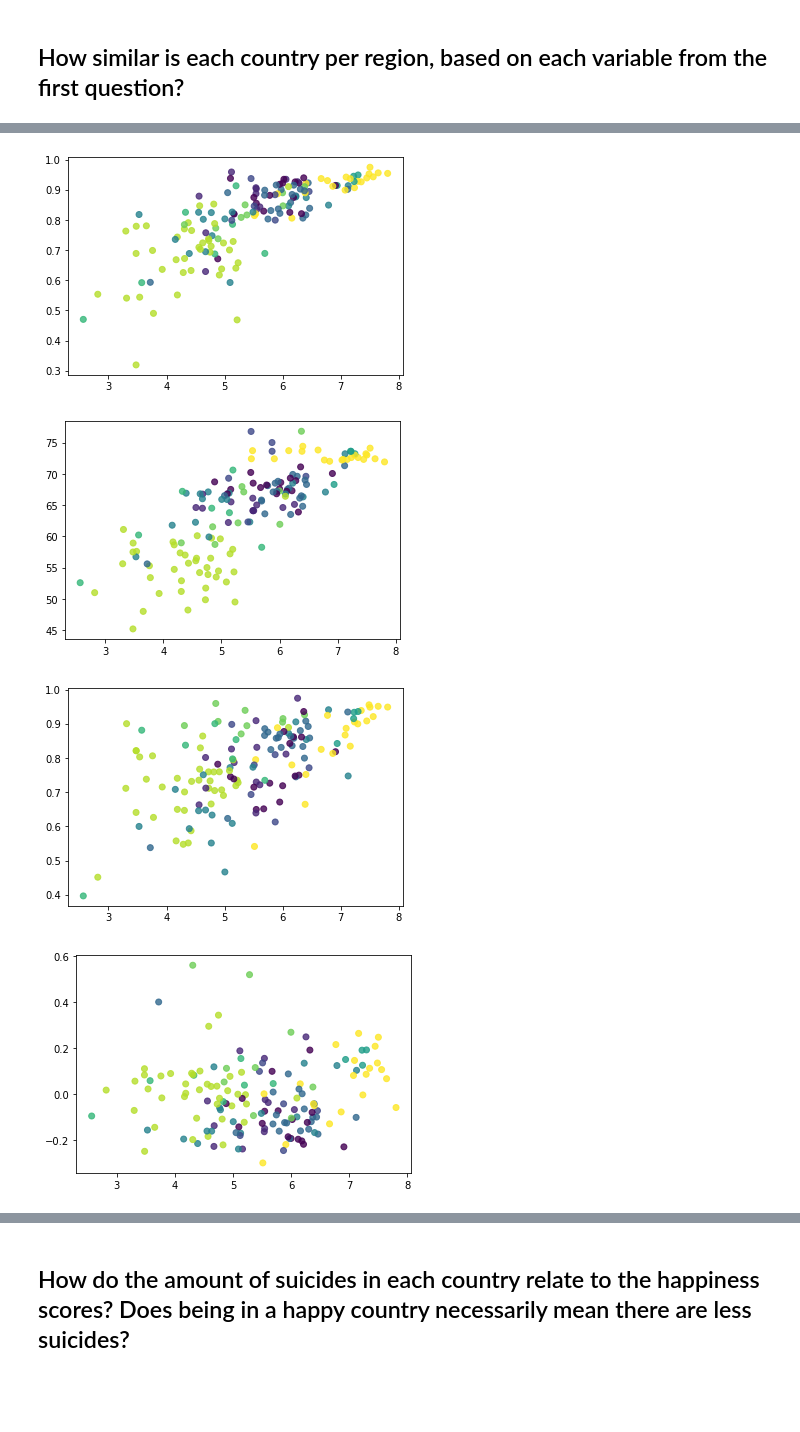
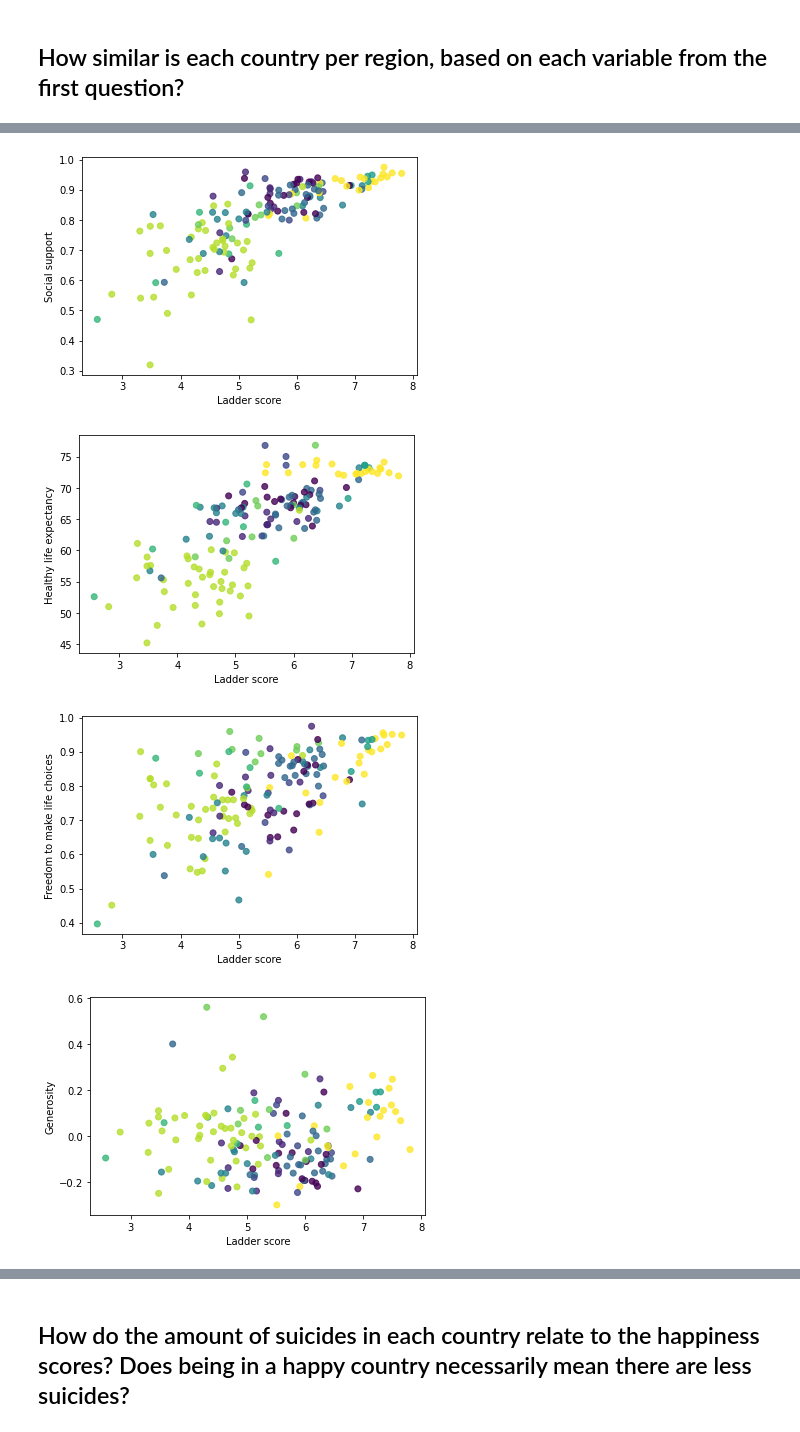
Before and after one commit to kayecandy/csmodel, a Jupyter notebook: Case Study/notebook.ipynb, the cells around one changed output, grey strips where cells are left out. Saved outputs shown, nothing was run; the diff lists cells and outputs as text; code cells hidden in the pictures; blank space fills up the shorter version.

```diff
--- a/Case Study/notebook.ipynb
+++ b/Case Study/notebook.ipynb
@@ -438,38 +442,46 @@ plt.show()
 labels, index = np.unique(happiness_df['Regional indicator'], return_inverse=True)
 
 fig, ax = plt.subplots()
+ax.set_xlabel('Ladder score')
+ax.set_ylabel('Social support')
 sc = ax.scatter(happiness_df['Ladder score'], happiness_df['Social support'], marker = 'o', c = index, alpha = 0.8)
 
 plt.show()
 # %% [output]
-[figure, old version]
+[figure, new version]
 # %%
 labels, index = np.unique(happiness_df['Regional indicator'], return_inverse=True)
 
 fig, ax = plt.subplots()
+ax.set_xlabel('Ladder score')
+ax.set_ylabel('Healthy life expectancy')
 sc = ax.scatter(happiness_df['Ladder score'], happiness_df['Healthy life expectancy'], marker = 'o', c = index, alpha = 0.8)
 
 plt.show()
 # %% [output]
-[figure, old version]
+[figure, new version]
 # %%
 labels, index = np.unique(happiness_df['Regional indicator'], return_inverse=True)
 
 fig, ax = plt.subplots()
+ax.set_xlabel('Ladder score')
+ax.set_ylabel('Freedom to make life choices')
 sc = ax.scatter(happiness_df['Ladder score'], happiness_df['Freedom to make life choices'], marker = 'o', c = index, alpha = 0.8)
 
 plt.show()
 # %% [output]
-[figure, old version]
+[figure, new version]
 # %%
 labels, index = np.unique(happiness_df['Regional indicator'], return_inverse=True)
 
 fig, ax = plt.subplots()
+ax.set_xlabel('Ladder score')
+ax.set_ylabel('Generosity')
 sc = ax.scatter(happiness_df['Ladder score'], happiness_df['Generosity'], marker = 'o', c = index, alpha = 0.8)
 
 plt.show()
 # %% [output]
-[figure, old version]
+[figure, new version]
 # %%
 labels, index = np.unique(happiness_df['Regional indicator'], return_inverse=True)
 
```
Also changed, not shown: parts of 3 cells of this notebook.
